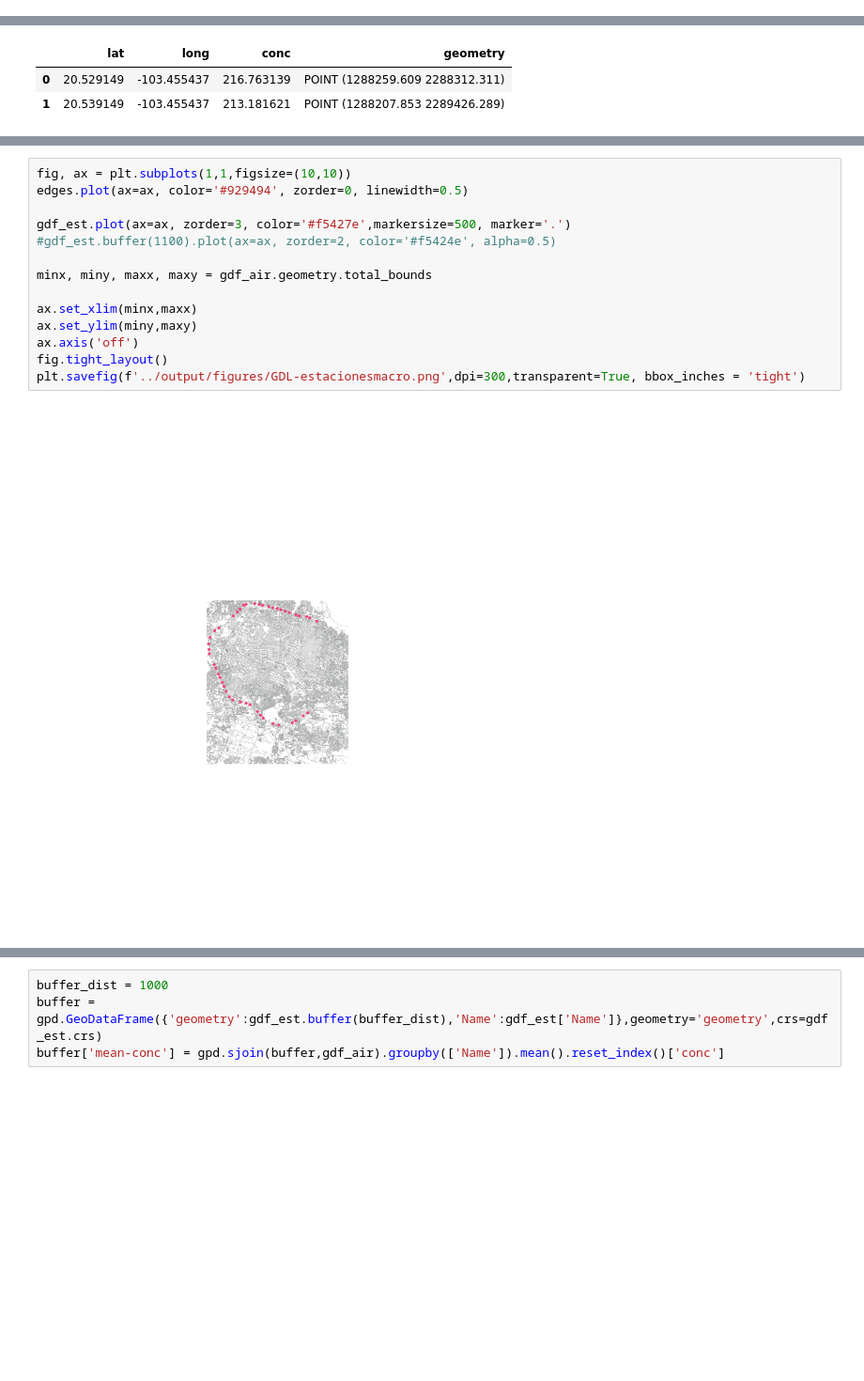
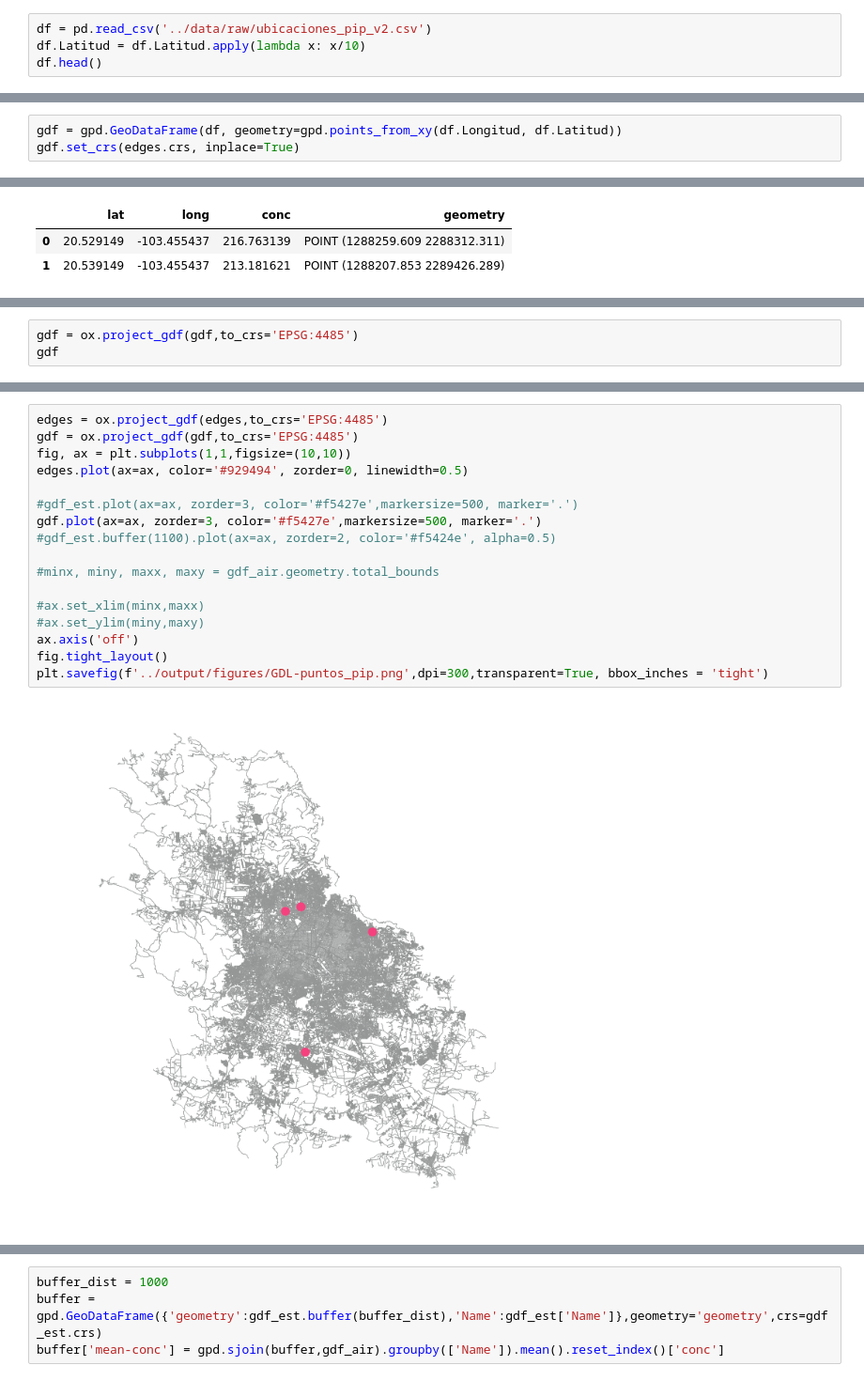
Before and after one commit to lac-analytics/gdlaire, a Jupyter notebook: notebooks/01-Estaciones-catch-area.ipynb, the cells around one changed output, grey strips where cells are left out. Shown at 94% size. Cells and saved outputs as stored; diff of their text form; blank space fills up the shorter version.

```diff
--- a/notebooks/01-Estaciones-catch-area.ipynb
+++ b/notebooks/01-Estaciones-catch-area.ipynb
@@ -20,0 +25,4 @@ gdf_est.head(2)
+# %%
+df = pd.read_csv('../data/raw/ubicaciones_pip_v2.csv')
+df.Latitud = df.Latitud.apply(lambda x: x/10)
+df.head()
@@ -20,0 +59,3 @@ gdf_est.head(2)
+# %%
+gdf = gpd.GeoDataFrame(df, geometry=gpd.points_from_xy(df.Longitud, df.Latitud))
+gdf.set_crs(edges.crs, inplace=True)
@@ -38,0 +76,3 @@ edges.head(2)
+# %%
+gdf = ox.project_gdf(gdf,to_crs='EPSG:4485')
+gdf
@@ -39,16 +90,19 @@ edges.head(2)
 # %%
+edges = ox.project_gdf(edges,to_crs='EPSG:4485')
+gdf = ox.project_gdf(gdf,to_crs='EPSG:4485')
 fig, ax = plt.subplots(1,1,figsize=(10,10))
 edges.plot(ax=ax, color='#929494', zorder=0, linewidth=0.5)
 
-gdf_est.plot(ax=ax, zorder=3, color='#f5427e',markersize=500, marker='.')
+#gdf_est.plot(ax=ax, zorder=3, color='#f5427e',markersize=500, marker='.')
+gdf.plot(ax=ax, zorder=3, color='#f5427e',markersize=500, marker='.')
 #gdf_est.buffer(1100).plot(ax=ax, zorder=2, color='#f5424e', alpha=0.5)
 
-minx, miny, maxx, maxy = gdf_air.geometry.total_bounds
+#minx, miny, maxx, maxy = gdf_air.geometry.total_bounds
 
-ax.set_xlim(minx,maxx)
-ax.set_ylim(miny,maxy)
+#ax.set_xlim(minx,maxx)
+#ax.set_ylim(miny,maxy)
 ax.axis('off')
 fig.tight_layout()
-plt.savefig(f'../output/figures/GDL-estacionesmacro.png',dpi=300,transparent=True, bbox_inches = 'tight')
+plt.savefig(f'../output/figures/GDL-puntos_pip.png',dpi=300,transparent=True, bbox_inches = 'tight')
 # %% [output]
-[figure, old version]
+[figure, new version]
```
Also changed, not shown: parts of 13 cells of this notebook, 9 other files.
